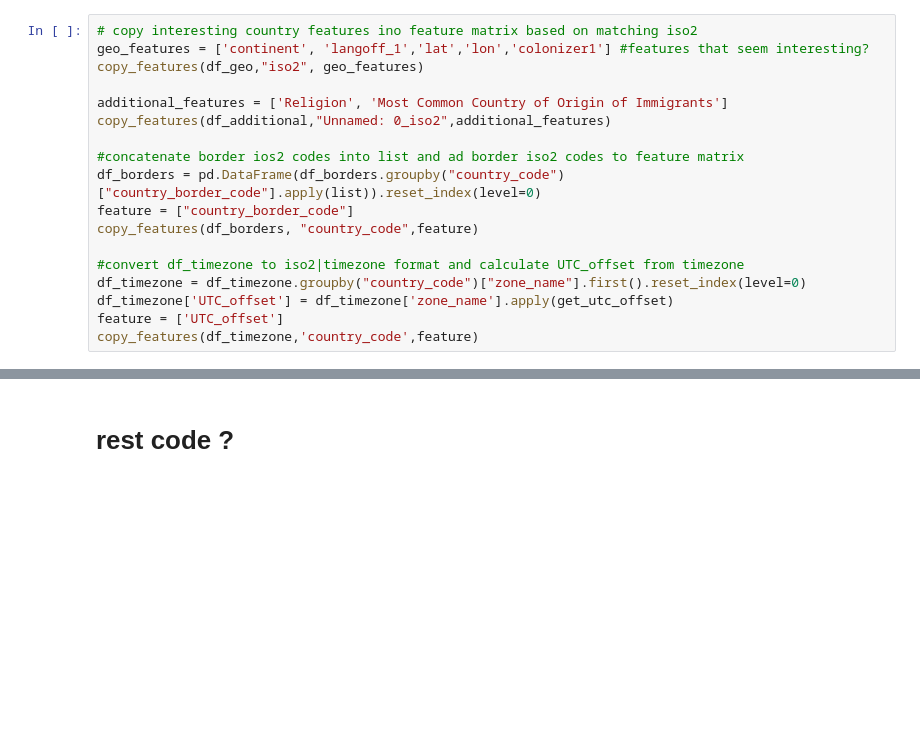
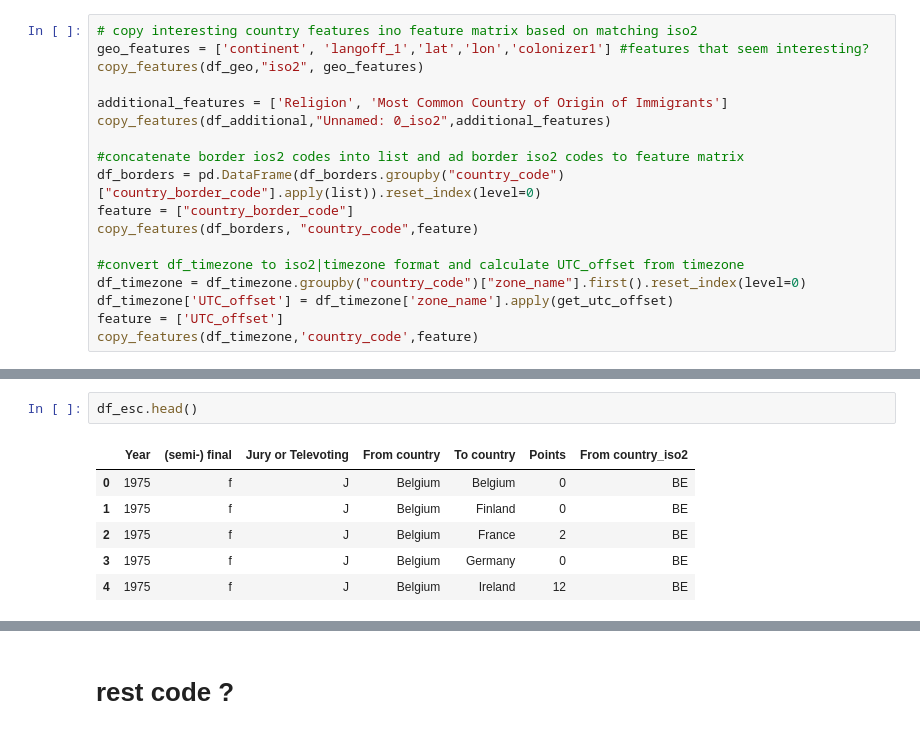
Before and after one commit to VLjoris/MDA-Eurovision-project---Group-Iceland, a Jupyter notebook: Eurovision project Notebook.ipynb, the cells around one changed output, grey strips where cells are left out. Cells and saved outputs as stored; diff of their text form; blank space fills up the shorter version.

```diff
--- a/Eurovision project Notebook.ipynb
+++ b/Eurovision project Notebook.ipynb
@@ -145,0 +165,9 @@ df_features
+# %%
+df_esc.head()
+# %% [output]
+|  | Year | (semi-) final | Jury or Televoting | From country | To country | Points | From country_iso2 |
+| 0 | 1975 | f | J | Belgium | Belgium | 0 | BE |
+| 1 | 1975 | f | J | Belgium | Finland | 0 | BE |
+| 2 | 1975 | f | J | Belgium | France | 2 | BE |
+| 3 | 1975 | f | J | Belgium | Germany | 0 | BE |
+| 4 | 1975 | f | J | Belgium | Ireland | 12 | BE |
```
Also changed, not shown: parts of 2 cells of this notebook.
